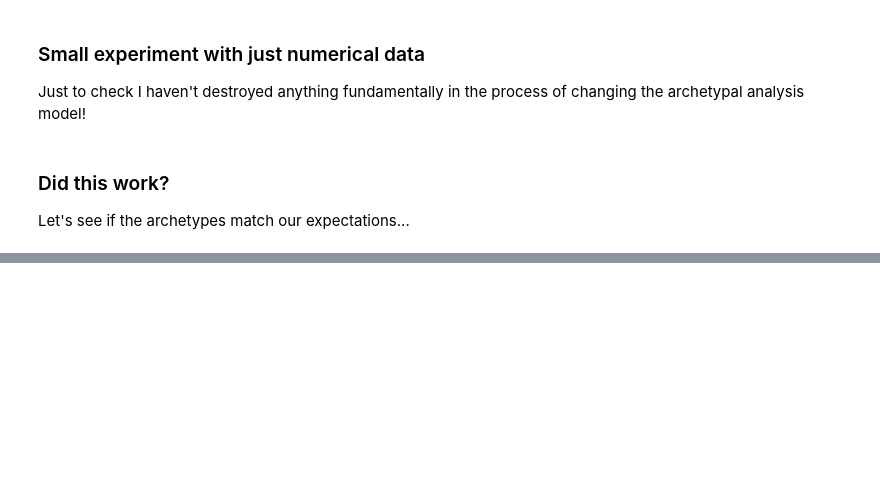
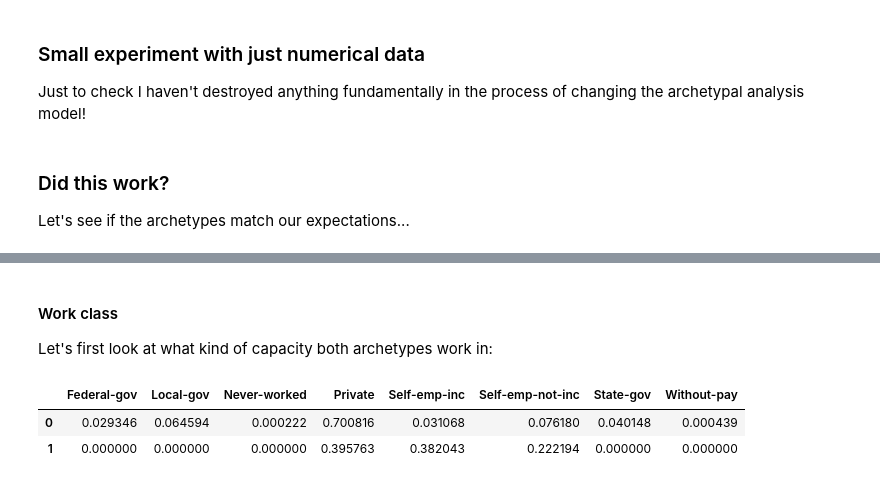
Before and after one commit to vikramsondergaard/archetypes, a Jupyter notebook: Generalised Archetype Analysis.ipynb, the cells around one changed output, grey strips where cells are left out. Cells and saved outputs as stored; diff of their text form; code cells hidden in the pictures; blank space fills up the shorter version.

```diff
--- a/Generalised Archetype Analysis.ipynb
+++ b/Generalised Archetype Analysis.ipynb
@@ -551,0 +644,10 @@ TypeError: Feature names are only supported if all input features have string na
+# %% [markdown]
+#### Work class
+
+Let's first look at what kind of capacity both archetypes work in:
+# %%
+archetypes[[work for work in cat_vars['workclass'] if work != ' ?']]
+# %% [output]
+|  | Federal-gov | Local-gov | Never-worked | Private | Self-emp-inc | Self-emp-not-inc | State-gov | Without-pay |
+| 0 | 0.029346 | 0.064594 | 0.000222 | 0.700816 | 0.031068 | 0.076180 | 0.040148 | 0.000439 |
+| 1 | 0.000000 | 0.000000 | 0.000000 | 0.395763 | 0.382043 | 0.222194 | 0.000000 | 0.000000 |
```
Also changed, not shown: parts of 54 cells of this notebook.
